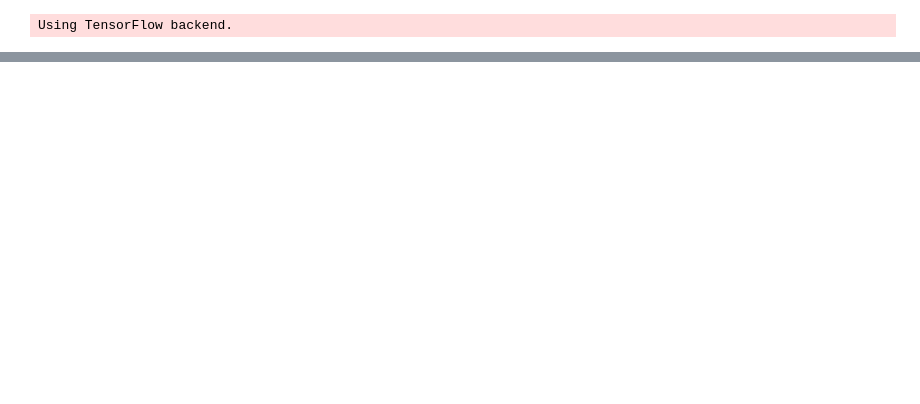
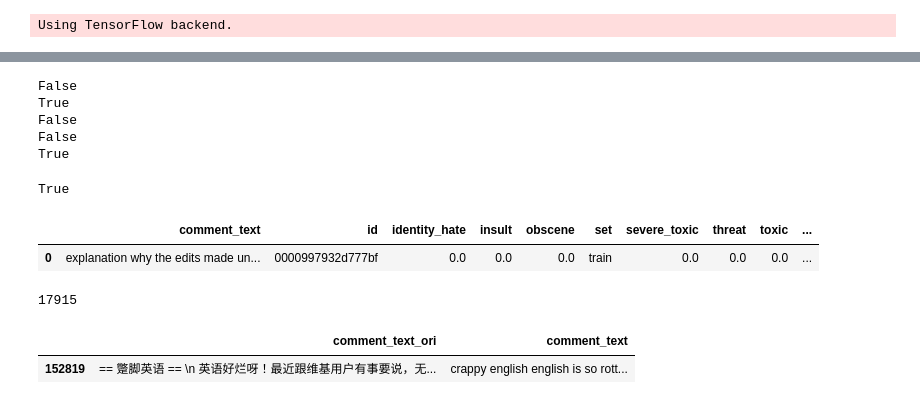
Before and after one commit to wluo-personal/Kaggle, a Jupyter notebook: toxic/sc/stacking/spell_checking_analysis_only.ipynb, the cells around one changed output, grey strips where cells are left out. Drawn from its saved outputs; the diff is of its cells as text; code cells hidden in the pictures; blank space fills up the shorter version.

```diff
--- a/toxic/sc/stacking/spell_checking_analysis_only.ipynb
+++ b/toxic/sc/stacking/spell_checking_analysis_only.ipynb
@@ -108,0 +119,31 @@ test[test.found][['comment_text','comment_text_cleaned','comment_text_ori']].hea
+# %%
+def isEnglish(s):
+    try:
+        s.encode(encoding='utf-8').decode('ascii')
+    except UnicodeDecodeError:
+        return False
+    else:
+        return True
+
+print(isEnglish('slabiky, ale liší se podle významu'))
+print( isEnglish('English'))
+print( isEnglish('ގެ ފުރަތަމަ ދެ އަކުރު ކަ'))
+print( isEnglish('how about this one : 通 asfަ'))
+print( isEnglish('?fd4))45s&'))
+# %% [output]
+False
+True
+False
+False
+True
+# %%
+print(isEnglish("\n\nCongratulations from me as well, use the tools well.  · talk "))
+# %% [output]
+True
+# %%
+train_p = train.head(1000).copy()
+# %%
+train_p.head(1)
+# %% [output]
+|  | comment_text | id | identity_hate | insult | obscene | set | severe_toxic | threat | toxic | ... |
+| 0 | explanation why the edits made un... | 0000997932d777bf | 0.0 | 0.0 | 0.0 | train | 0.0 | 0.0 | 0.0 | ... |
@@ -108,0 +158,4 @@ test[test.found][['comment_text','comment_text_cleaned','comment_text_ori']].hea
+# %%
+len(test[(test['isEnglish'] == False)])#.iloc[100:200]
+# %% [output]
+17915
@@ -109,3 +164,8 @@ test[test.found][['comment_text','comment_text_cleaned','comment_text_ori']].hea
+# %%
+test[['comment_text_ori', 'comment_text']].loc[152819:152819]
+# %% [output]
+|  | comment_text_ori | comment_text |
+| 152819 | == 蹩脚英语 == \n 英语好烂呀！最近跟维基用户有事要说，无... | crappy english english is so rott... |
 # %%
 bad_word_dict1 = {
     'niggors': 'nigger', # stem + spell check
```
Also changed, not shown: parts of 7 cells of this notebook, 11 other files.
